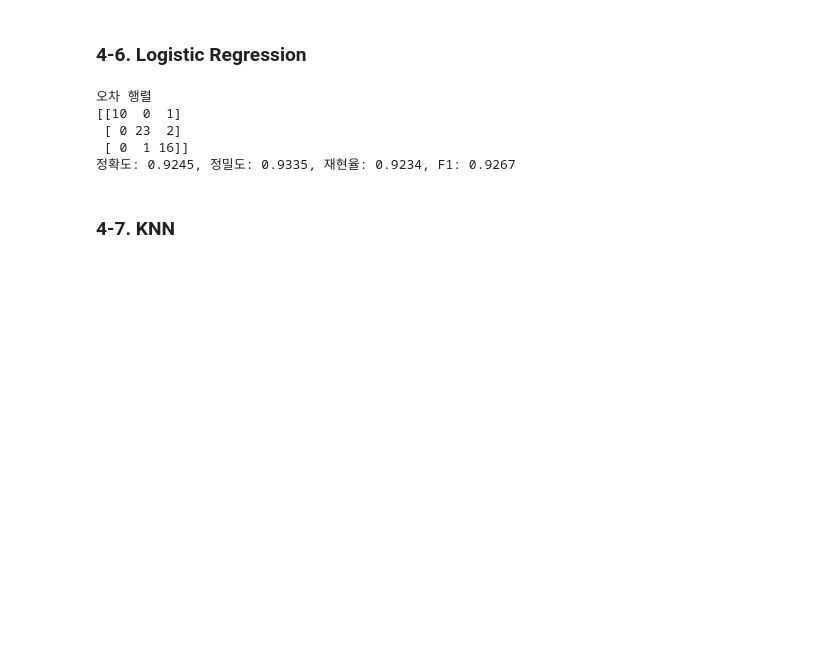
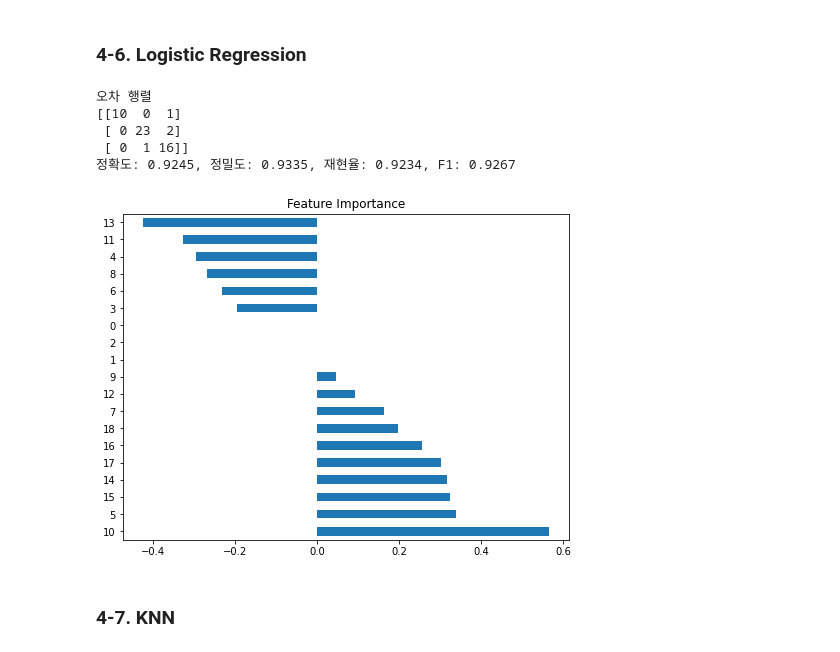
Before and after one commit to chacha715/ESA, a Jupyter notebook: 방학플젝1_0117.ipynb, the cells around one changed output. Saved outputs shown, nothing was run; the diff lists cells and outputs as text; code cells hidden in the pictures; blank space fills up the shorter version.

```diff
--- a/방학플젝1_0117.ipynb
+++ b/방학플젝1_0117.ipynb
@@ -488,6 +488,22 @@ get_model_train_eval(lr_clf, ftr_train=X_train, ftr_test=X_tr_test, tgt_train=y_
  [ 0 23  2]
  [ 0  1 16]]
 정확도: 0.9245, 정밀도: 0.9335, 재현율: 0.9234, F1: 0.9267
+# %%
+# feature 중요도 # 'LogisticRegression' object has no attribute 'feature_importances_'
+import matplotlib.pyplot as plt
+import seaborn as sns
+%matplotlib inline
+
+importance = lr_clf.coef_[0]
+#importance is a list so you can plot it.
+feat_importances = pd.Series(importance)
+
+plt.figure(figsize=(8,6))
+plt.title('Feature importances')
+feat_importances.nlargest(20).plot(kind='barh',title = 'Feature Importance')
+plt.show()
+# %% [output]
+[figure, added]
 # %%
 lr_preds = lr_clf.predict(test_x)
 # submit = pd.read_csv('/content/drive/MyDrive/ESAA/방학/DATA/sample_submission.csv')
```
Also changed, not shown: parts of 1 cell of this notebook.
